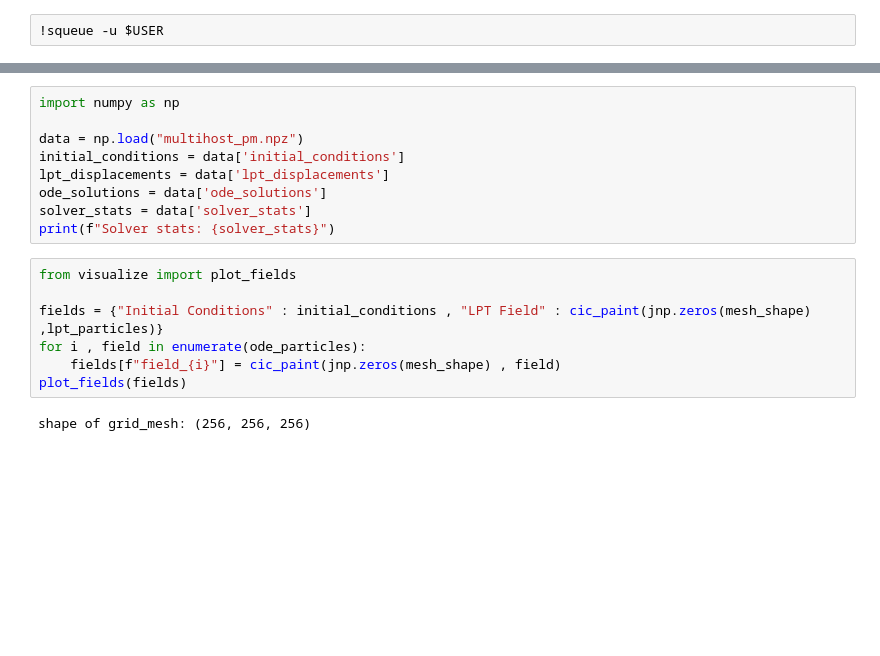
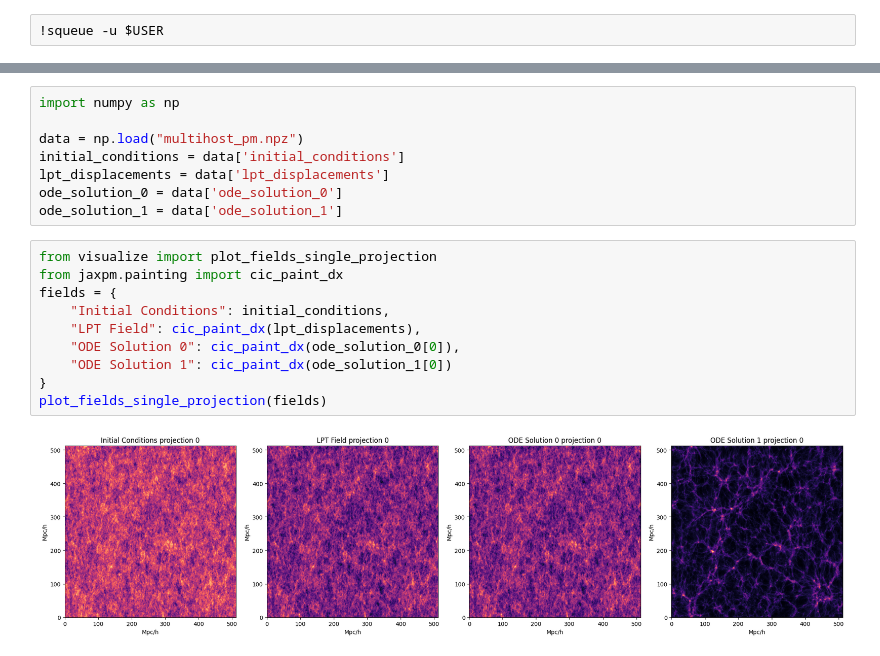
Before and after one commit to DifferentiableUniverseInitiative/JaxPM, a Jupyter notebook: notebooks/03-MultiHost_PM.ipynb, the cells around one changed output, grey strips where cells are left out. Saved outputs shown, nothing was run; the diff lists cells and outputs as text; blank space fills up the shorter version.

```diff
--- a/notebooks/03-MultiHost_PM.ipynb
+++ b/notebooks/03-MultiHost_PM.ipynb
@@ -20,15 +36,17 @@ import numpy as np
 data = np.load("multihost_pm.npz")
 initial_conditions = data['initial_conditions']
 lpt_displacements = data['lpt_displacements']
-ode_solutions = data['ode_solutions']
-solver_stats = data['solver_stats']
-print(f"Solver stats: {solver_stats}")
+ode_solution_0 = data['ode_solution_0']
+ode_solution_1 = data['ode_solution_1']
 # %%
-from visualize import plot_fields
-
-fields = {"Initial Conditions" : initial_conditions , "LPT Field" : cic_paint(jnp.zeros(mesh_shape) ,lpt_particles)}
-for i , field in enumerate(ode_particles):
-    fields[f"field_{i}"] = cic_paint(jnp.zeros(mesh_shape) , field)
-plot_fields(fields)
+from visualize import plot_fields_single_projection
+from jaxpm.painting import cic_paint_dx
+fields = {
+    "Initial Conditions": initial_conditions,
+    "LPT Field": cic_paint_dx(lpt_displacements),
+    "ODE Solution 0": cic_paint_dx(ode_solution_0[0]),
+    "ODE Solution 1": cic_paint_dx(ode_solution_1[0])
+}
+plot_fields_single_projection(fields)
 # %% [output]
-shape of grid_mesh: (256, 256, 256)
+[figure, added]
```
Also changed, not shown: parts of 3 cells of this notebook, 4 other files.
